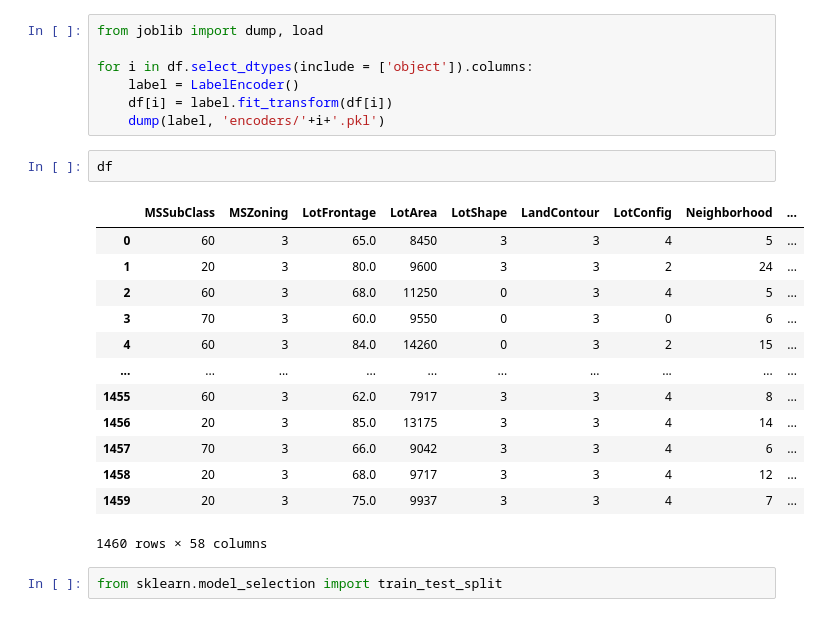
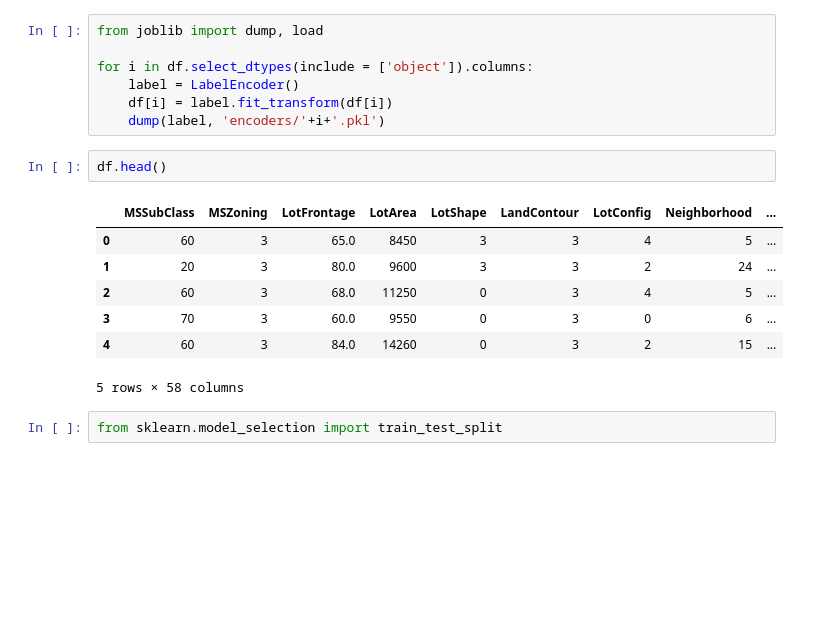
Before and after one commit to AmineMrabet12/dsp-amine-mrabet, a Jupyter notebook: notebooks/house-prices-modeling.ipynb, the cells around one changed output. Cells and saved outputs as stored; diff of their text form; blank space fills up the shorter version.

```diff
--- a/notebooks/house-prices-modeling.ipynb
+++ b/notebooks/house-prices-modeling.ipynb
@@ -135,21 +129,15 @@ for i in df.select_dtypes(include = ['object']).columns:
     df[i] = label.fit_transform(df[i])
     dump(label, 'encoders/'+i+'.pkl')
 # %%
-df
+df.head()
 # %% [output]
 |  | MSSubClass | MSZoning | LotFrontage | LotArea | LotShape | LandContour | LotConfig | Neighborhood | ... |
 | 0 | 60 | 3 | 65.0 | 8450 | 3 | 3 | 4 | 5 | ... |
 | 1 | 20 | 3 | 80.0 | 9600 | 3 | 3 | 2 | 24 | ... |
 | 2 | 60 | 3 | 68.0 | 11250 | 0 | 3 | 4 | 5 | ... |
 | 3 | 70 | 3 | 60.0 | 9550 | 0 | 3 | 0 | 6 | ... |
 | 4 | 60 | 3 | 84.0 | 14260 | 0 | 3 | 2 | 15 | ... |
-| ... | ... | ... | ... | ... | ... | ... | ... | ... | ... |
-| 1455 | 60 | 3 | 62.0 | 7917 | 3 | 3 | 4 | 8 | ... |
-| 1456 | 20 | 3 | 85.0 | 13175 | 3 | 3 | 4 | 14 | ... |
-| 1457 | 70 | 3 | 66.0 | 9042 | 3 | 3 | 4 | 6 | ... |
-| 1458 | 20 | 3 | 68.0 | 9717 | 3 | 3 | 4 | 12 | ... |
-| 1459 | 20 | 3 | 75.0 | 9937 | 3 | 3 | 4 | 7 | ... |
-1460 rows × 58 columns
+5 rows × 58 columns
 # %%
 from sklearn.model_selection import train_test_split
 # %%
```
Also changed, not shown: parts of 25 cells of this notebook, 4 other files.
